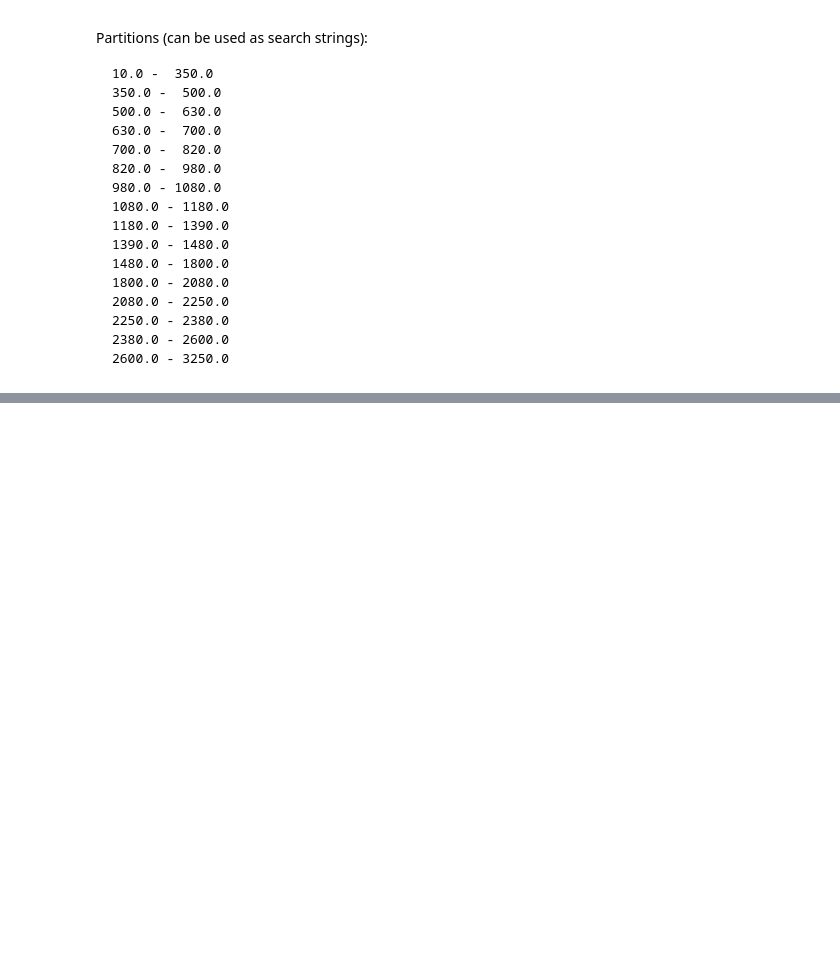
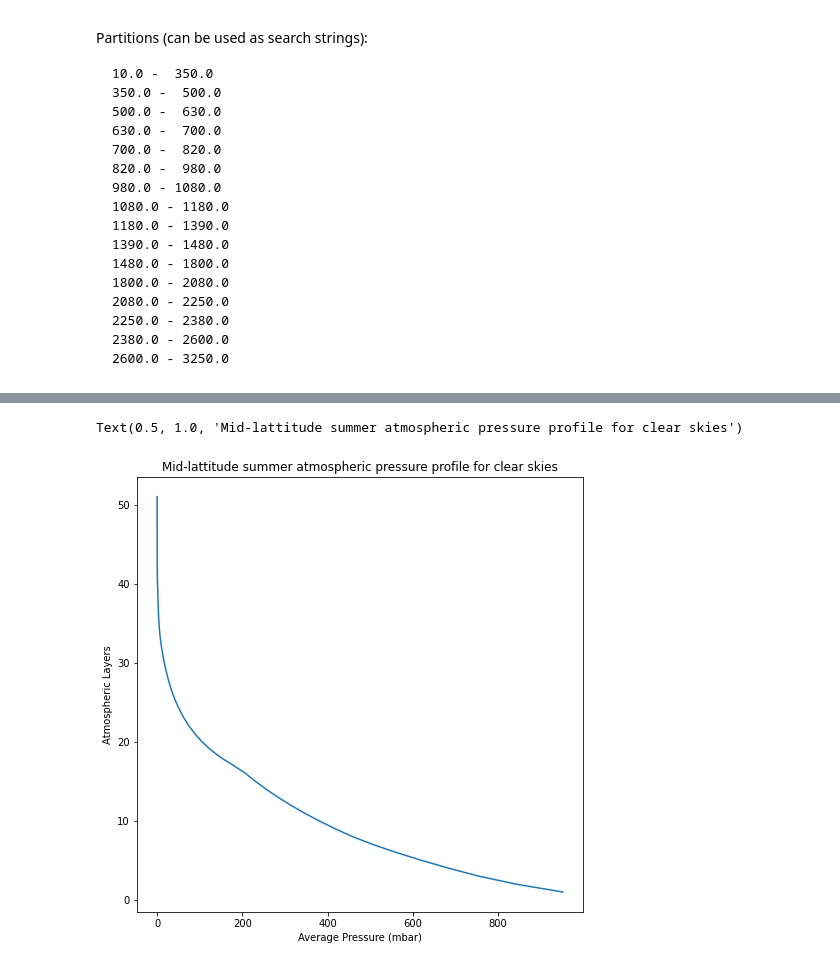
Before and after one commit to SennDegrare/RRTMG_LW_outputs, a Jupyter notebook: Longwave-rrtm-read.ipynb, the cells around one changed output, grey strips where cells are left out. Cells and saved outputs as stored; diff of their text form; code cells hidden in the pictures; blank space fills up the shorter version.

```diff
--- a/Longwave-rrtm-read.ipynb
+++ b/Longwave-rrtm-read.ipynb
@@ -208,0 +157,9 @@ plt.show()
+# %%
+fig, ax = plt.subplots(figsize=(8,8))
+ax.plot(input_mls[3], output_51l[0])
+ax.set_xlabel('Average Pressure (mbar)')
+ax.set_ylabel('Atmospheric Layers')
+ax.set_title('Mid-lattitude summer atmospheric pressure profile for clear skies')
+# %% [output]
+Text(0.5, 1.0, 'Mid-lattitude summer atmospheric pressure profile for clear skies')
+[figure, added]
```
Also changed, not shown: parts of 27 cells of this notebook.
